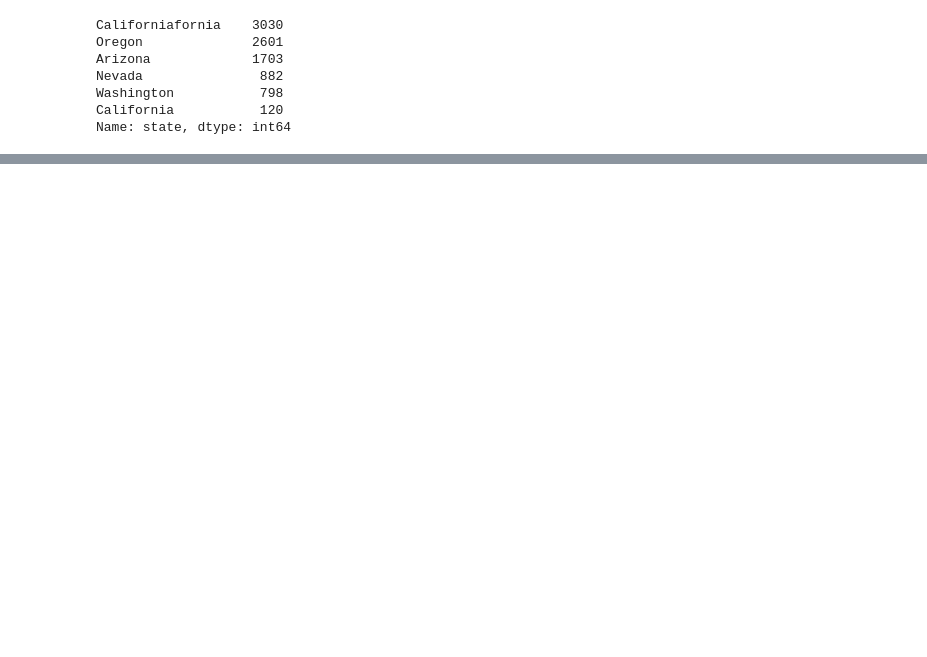
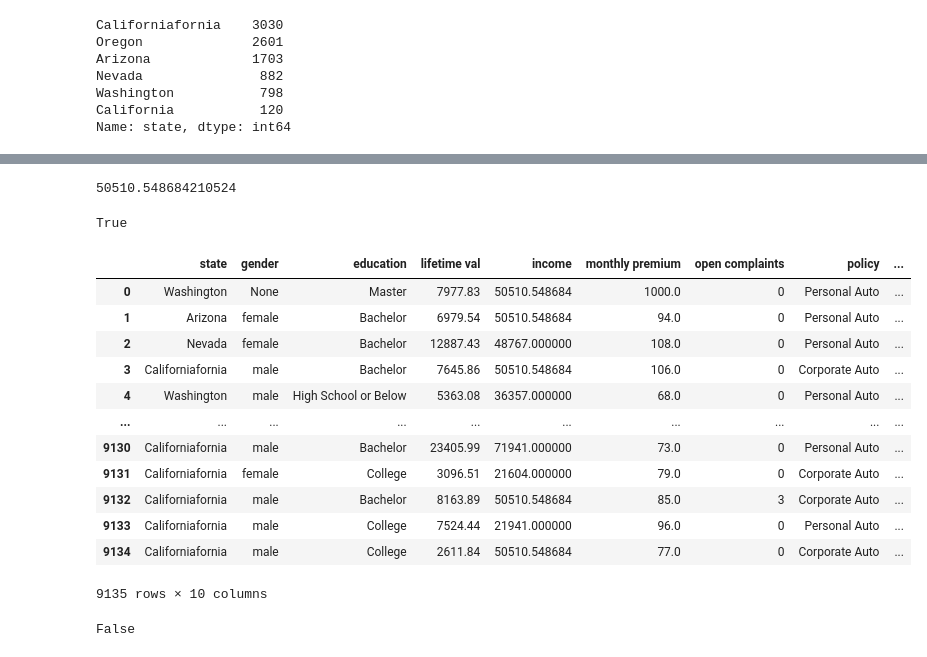
Before and after one commit to joom79/IronhackLab, a Jupyter notebook: Customer_Analysis_Case_Study/PanMonTue.ipynb, the cells around one changed output, grey strips where cells are left out. Cells and saved outputs as stored; diff of their text form; code cells hidden in the pictures; blank space fills up the shorter version.

```diff
--- a/Customer_Analysis_Case_Study/PanMonTue.ipynb
+++ b/Customer_Analysis_Case_Study/PanMonTue.ipynb
@@ -475,0 +549,33 @@ Name: state, dtype: int64
+# %%
+#get the mean of the income column
+cars_df["income"].mean()
+# %% [output]
+50510.548684210524
+# %%
+#check if there are empty cells
+cars_df["income"].isna().any()
+# %% [output]
+True
+# %%
+#inserted the mean from the other values in the same column (in the empty cells)
+cars_df["income"] = cars_df["income"].fillna(cars_df["income"].mean())
+cars_df
+# %% [output]
+|  | state | gender | education | lifetime val | income | monthly premium | open complaints | policy | ... |
+| 0 | Washington | None | Master | 7977.83 | 50510.548684 | 1000.0 | 0 | Personal Auto | ... |
+| 1 | Arizona | female | Bachelor | 6979.54 | 50510.548684 | 94.0 | 0 | Personal Auto | ... |
+| 2 | Nevada | female | Bachelor | 12887.43 | 48767.000000 | 108.0 | 0 | Personal Auto | ... |
+| 3 | Californiafornia | male | Bachelor | 7645.86 | 50510.548684 | 106.0 | 0 | Corporate Auto | ... |
+| 4 | Washington | male | High School or Below | 5363.08 | 36357.000000 | 68.0 | 0 | Personal Auto | ... |
+| ... | ... | ... | ... | ... | ... | ... | ... | ... | ... |
+| 9130 | Californiafornia | male | Bachelor | 23405.99 | 71941.000000 | 73.0 | 0 | Personal Auto | ... |
+| 9131 | Californiafornia | female | College | 3096.51 | 21604.000000 | 79.0 | 0 | Corporate Auto | ... |
+| 9132 | Californiafornia | male | Bachelor | 8163.89 | 50510.548684 | 85.0 | 3 | Corporate Auto | ... |
+| 9133 | Californiafornia | male | College | 7524.44 | 21941.000000 | 96.0 | 0 | Personal Auto | ... |
+| 9134 | Californiafornia | male | College | 2611.84 | 50510.548684 | 77.0 | 0 | Corporate Auto | ... |
+9135 rows × 10 columns
+# %%
+#check if there are empty cells left
+cars_df["income"].isna().any()
+# %% [output]
+False
```
Also changed, not shown: parts of 28 cells of this notebook, 4 other files.
